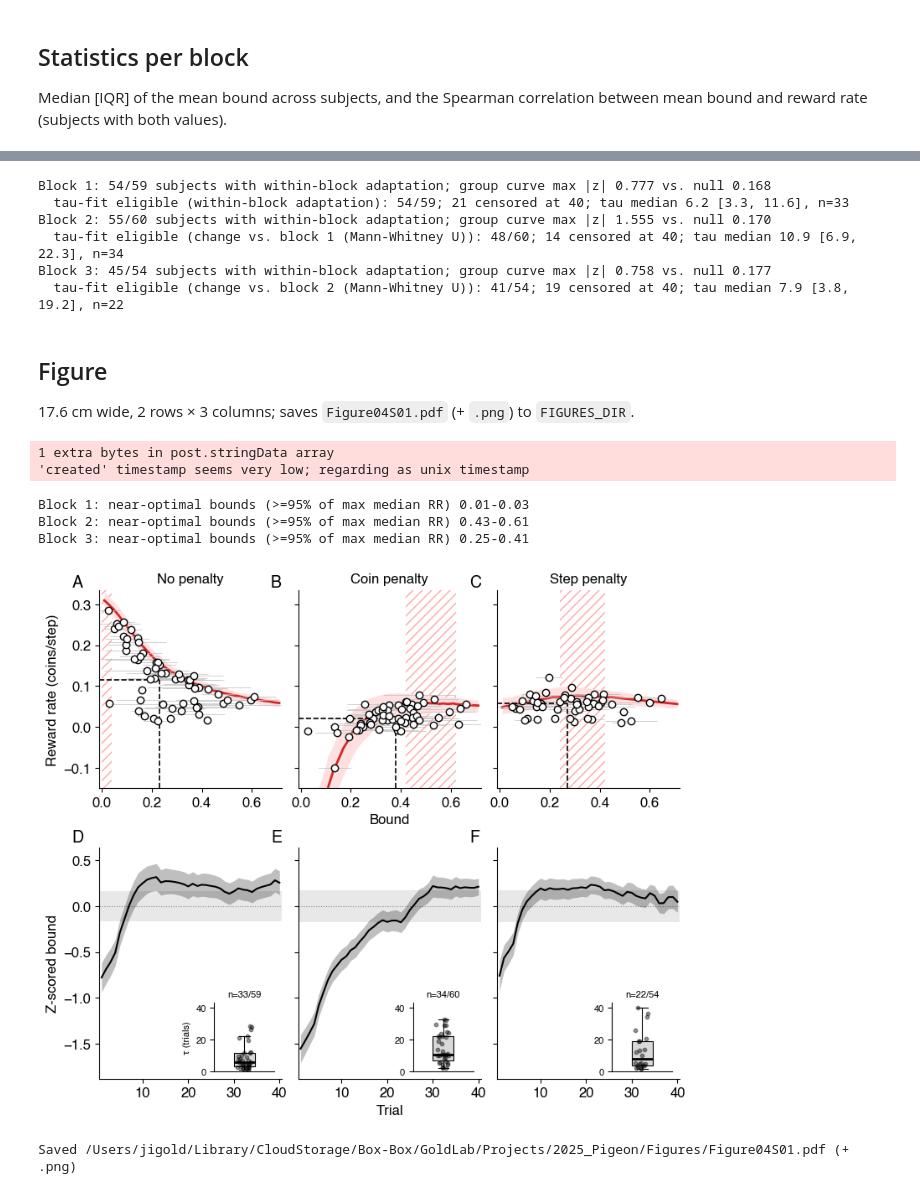
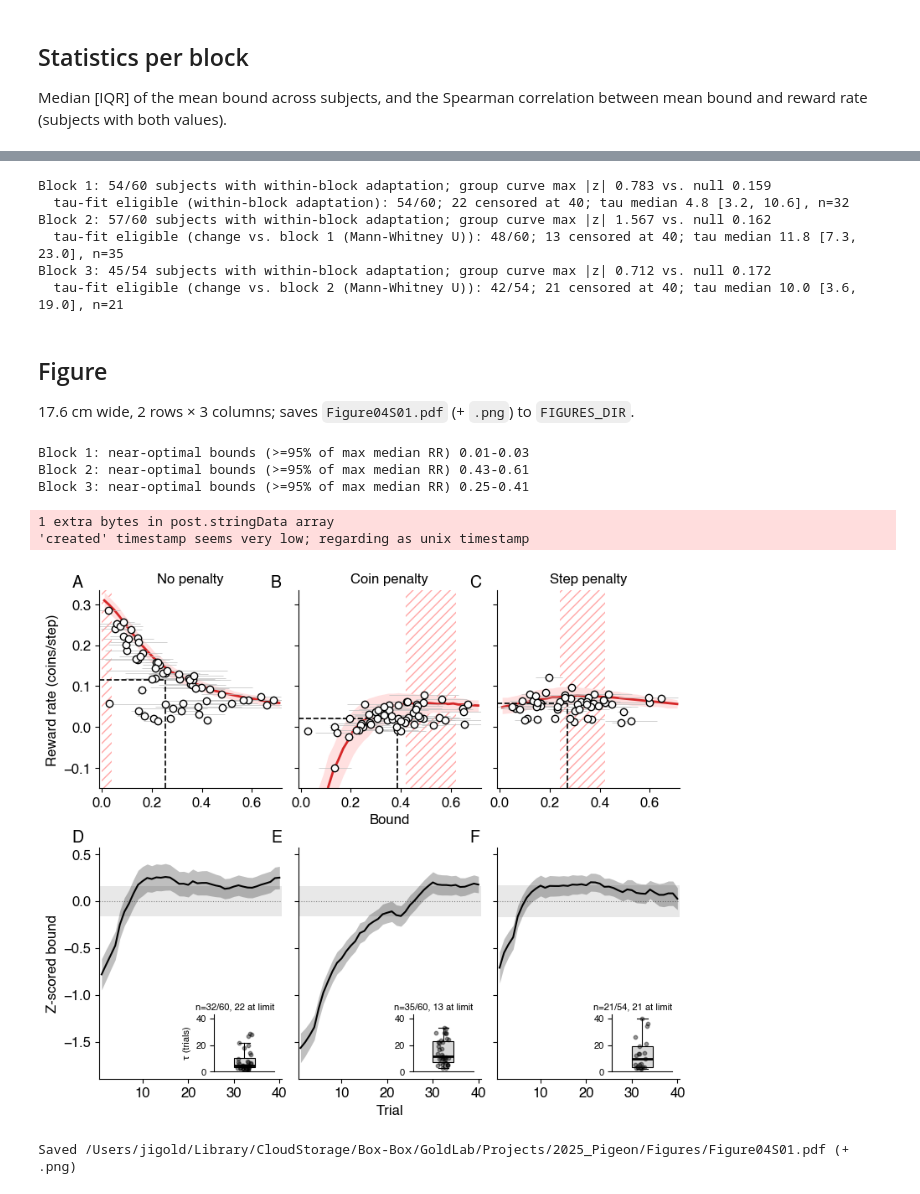
Before and after one commit to TheGoldLab/ms_2026_kalburge_etal_elife, a Jupyter notebook: notebooks/Figure04S01_RRvsBoundPD.ipynb, the cells around one changed output, grey strips where cells are left out. Saved outputs shown, nothing was run; the diff lists cells and outputs as text; code cells hidden in the pictures.

```diff
--- a/notebooks/Figure04S01_RRvsBoundPD.ipynb
+++ b/notebooks/Figure04S01_RRvsBoundPD.ipynb
@@ -46,9 +52,15 @@ STEPS_PER_BLOCK_PD = BLOCK_DEFAULTS_PD[1]['steps_per_block']
 data_table_pd = get_data_table(task_type='PD', combine_snr=False)
 subjects = np.sort(data_table_pd['subject_index'].dropna().unique())
 
-# Mean and SD of |bound| per subject x block: (n_subjects, n_blocks, 1, 1, [mean, SD, n])
-bound_summary = get_bound_summary(data_table_pd, blocks=BLOCKS, split_by_snr=False, max_rt='all')
-bound_mean, bound_sd = bound_summary[:, :, 0, 0, 0], bound_summary[:, :, 0, 0, 1]
+# Mean and SD of |bound| per subject x block, over trials with trial_number >= 10 that reached the bound
+l_blocks = data_table_pd['block_index'].isin(BLOCKS) & (data_table_pd['trial_number'] >= 10)
+l_no_choice = l_blocks & data_table_pd['choice'].isna()
+print(f'{int(l_no_choice.sum())} of {int(l_blocks.sum())} trials with no choice (aborted or out of steps), left out; '
+      f'{int((l_blocks & data_table_pd.wall_hit).sum())} wall-hit and {int((l_blocks & (data_table_pd.DT < 2)).sum())} '
+      'one-step trials kept')
+g = data_table_pd[l_blocks & ~l_no_choice].groupby(['subject_index', 'block_index'])['abs_bound']
+bound_mean = g.mean().unstack().reindex(index=subjects, columns=BLOCKS).to_numpy()
+bound_sd = g.std().unstack().reindex(index=subjects, columns=BLOCKS).to_numpy()
 
 # Reward rate: coins at the end of each block (coin_count is a running total) per step.
 rr = (data_table_pd[data_table_pd['block_index'].isin(BLOCKS)].sort_values('trial_number')
@@ -93,7 +106,7 @@ trials) are censored and left out.
 # %%
 MAX_TRIAL = 40   # trials from the start of the block in the curves (and the tau limit)
 
-tau_fits = get_adaptation_tau_fits(data_table_pd, blocks=BLOCKS, max_trial=MAX_TRIAL)
+tau_fits = get_adaptation_tau_fits(data_table_pd, blocks=BLOCKS, max_trial=MAX_TRIAL, apply_quality_filter=False)
 trial_nums, curves = tau_fits['trial_nums'], tau_fits['real_curves']
 taus, censored = tau_fits['taus'], tau_fits['censored']
 n_valid = np.sum(np.isfinite(curves), axis=0)
@@ -115,12 +128,12 @@ for bi, block in enumerate(BLOCKS):
           + (f'tau median {np.median(vt):.1f} [{np.percentile(vt, 25):.1f}, {np.percentile(vt, 75):.1f}], '
              f'n={len(vt)}' if len(vt) else 'no uncensored fits'))
 # %% [output]
-Block 1: 54/59 subjects with within-block adaptation; group curve max |z| 0.777 vs. null 0.168
-  tau-fit eligible (within-block adaptation): 54/59; 21 censored at 40; tau median 6.2 [3.3, 11.6], n=33
-Block 2: 55/60 subjects with within-block adaptation; group curve max |z| 1.555 vs. null 0.170
-  tau-fit eligible (change vs. block 1 (Mann-Whitney U)): 48/60; 14 censored at 40; tau median 10.9 [6.9, 22.3], n=34
-Block 3: 45/54 subjects with within-block adaptation; group curve max |z| 0.758 vs. null 0.177
-  tau-fit eligible (change vs. block 2 (Mann-Whitney U)): 41/54; 19 censored at 40; tau median 7.9 [3.8, 19.2], n=22
+Block 1: 54/60 subjects with within-block adaptation; group curve max |z| 0.783 vs. null 0.159
+  tau-fit eligible (within-block adaptation): 54/60; 22 censored at 40; tau median 4.8 [3.2, 10.6], n=32
+Block 2: 57/60 subjects with within-block adaptation; group curve max |z| 1.567 vs. null 0.162
+  tau-fit eligible (change vs. block 1 (Mann-Whitney U)): 48/60; 13 censored at 40; tau median 11.8 [7.3, 23.0], n=35
+Block 3: 45/54 subjects with within-block adaptation; group curve max |z| 0.712 vs. null 0.172
+  tau-fit eligible (change vs. block 2 (Mann-Whitney U)): 42/54; 21 censored at 40; tau median 10.0 [3.6, 19.0], n=21
 # %% [markdown]
 ## Figure
 
@@ -271,53 +284,55 @@ for bi, block in enumerate(BLOCKS):
         ax.spines[sp].set_visible(False)
 
     # ── τ inset (lower-right corner of the learning-curve panel) ──────────────
-    ax_ins = ax.inset_axes([0.63, 0.03, 0.33, 0.30])
+    ax_ins = ax.inset_axes([0.63, 0.03, 0.33, 0.25])
 
     is_cens = censored[:, bi]
     vt      = taus[:, bi][np.isfinite(taus[:, bi]) & ~is_cens]
     n_total = int(np.sum(np.any(np.isfinite(curves[:, :, bi]), axis=1)))
 
-    if len(vt):
+    if len(vt) >= 5:
         ax_ins.boxplot(vt, positions=[1], widths=0.35,
                        patch_artist=True,
                        medianprops=dict(color='k', linewidth=2),
                        boxprops=dict(facecolor=(0.85, 0.85, 0.85), linewidth=0.8),
                        whiskerprops=dict(linewidth=0.8),
                        capprops=dict(linewidth=0.8),
                        flierprops=dict(marker='none'))
+    if len(vt):
         jit = _rng_jit.uniform(-0.12, 0.12, len(vt))
         ax_ins.scatter(np.ones(len(vt)) + jit, vt, s=10, color='k', alpha=0.4, zorder=4)
     else:
         ax_ins.text(1, MAX_TRIAL / 2, 'no fits', ha='center', va='center', fontsize=FS_INSET)
 
     # n label above the inset: fit subjects (successful, non-censored) over the
-    # total number of subjects with usable data in this block.
-    ax_ins.text(0.5, 1.05, f'n={len(vt)}/{n_total}', transform=ax_ins.transAxes,
-                ha='center', va='bottom', fontsize=FS_INSET)
+    # total number of subjects with usable data in this block, and the fits at the tau limit.
+    n_cens = int(censored[:, bi].sum())
+    ax_ins.text(1.0, 1.05, f'n={len(vt)}/{n_total}' + (f', {n_cens} at limit' if n_cens else ''),
+                transform=ax_ins.transAxes, ha='right', va='bottom', fontsize=FS_INSET)
 
     ax_ins.set_xlim(0.5, 1.5)
     ax_ins.set_ylim(0, MAX_TRIAL * 1.08)
     ax_ins.set_xticks([])
     if bi == 0:
         ax_ins.set_ylabel('τ (trials)', fontsize=FS_INSET)
     ax_ins.tick_params(labelsize=FS_INSET)
     for sp in ['top', 'right']:
         ax_ins.spines[sp].set_visible(False)
 
 for bi in range(3):
     add_panel_label(axs_top[bi], chr(65 + bi))
     add_panel_label(axs_bot[bi], chr(68 + bi))
 
 out_comb = FIGURES_DIR / 'Figure04S01.pdf'
 fig_comb.savefig(out_comb, dpi=300, bbox_inches='tight')
 fig_comb.savefig(out_comb.with_suffix('.png'), dpi=300, bbox_inches='tight')
 plt.show()
 print(f'Saved {out_comb} (+ .png)')
 # %% [output]
-1 extra bytes in post.stringData array
-'created' timestamp seems very low; regarding as unix timestamp
+Block 1: near-optimal bounds (>=95% of max median RR) 0.01-0.03
+Block 2: near-optimal bounds (>=95% of max median RR) 0.43-0.61
+Block 3: near-optimal bounds (>=95% of max median RR) 0.25-0.41
-Block 1: near-optimal bounds (>=95% of max median RR) 0.01-0.03
-Block 2: near-optimal bounds (>=95% of max median RR) 0.43-0.61
-Block 3: near-optimal bounds (>=95% of max median RR) 0.25-0.41
+1 extra bytes in post.stringData array
+'created' timestamp seems very low; regarding as unix timestamp
-[figure, old version]
+[figure, new version]
 Saved /Users/jigold/Library/CloudStorage/Box-Box/GoldLab/Projects/2025_Pigeon/Figures/Figure04S01.pdf (+ .png)
```
Also changed, not shown: parts of 6 cells of this notebook, 27 other files.
